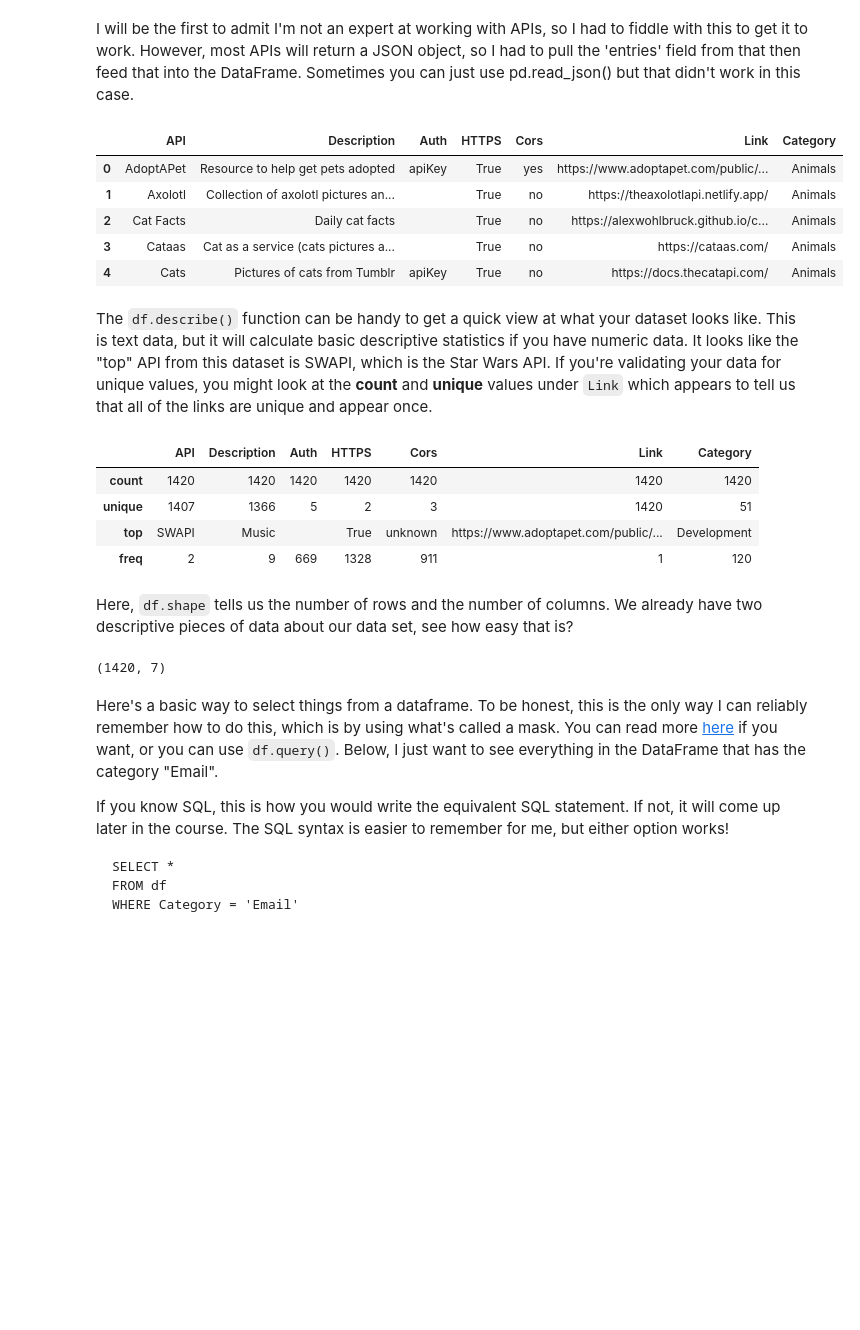
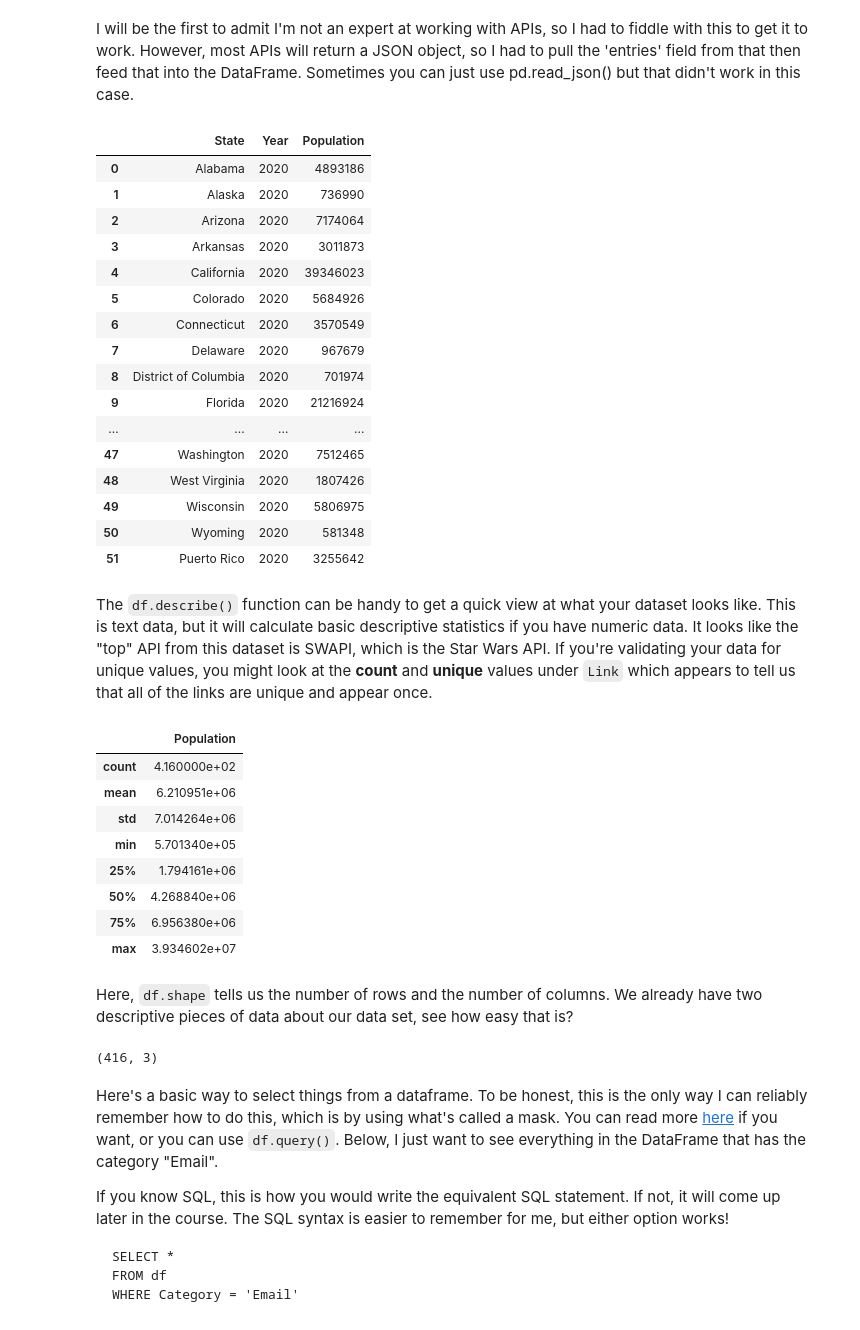
Before and after one commit to tgalbaugh/data_1_checks, a Jupyter notebook: Data_2_KC_1.ipynb, the cells around one changed output. Cells and saved outputs as stored; diff of their text form; code cells hidden in the pictures; blank space fills up the shorter version.

````diff
--- a/Data_2_KC_1.ipynb
+++ b/Data_2_KC_1.ipynb
@@ -36,33 +27,49 @@ import pandas as pd
 # %% [markdown]
 I will be the first to admit I'm not an expert at working with APIs, so I had to fiddle with this to get it to work. However, most APIs will return a JSON object, so I had to pull the 'entries' field from that then feed that into the DataFrame. Sometimes you can just use pd.read_json() but that didn't work in this case.
 # %%
-r = requests.get('https://api.publicapis.org/entries')
-data = r.json()['entries']
+r = requests.get('https://datausa.io/api/data?drilldowns=State&measures=Population')
+data = r.json()['data']
 df = pd.DataFrame(data=data)
-df.head()
+df = ps.sqldf("select State,Year,Population from df Where Year = 2020")
+df
 # %% [output]
-|  | API | Description | Auth | HTTPS | Cors | Link | Category |
-| 0 | AdoptAPet | Resource to help get pets adopted | apiKey | True | yes | https://www.adoptapet.com/public/... | Animals |
-| 1 | Axolotl | Collection of axolotl pictures an... |  | True | no | https://theaxolotlapi.netlify.app/ | Animals |
-| 2 | Cat Facts | Daily cat facts |  | True | no | https://alexwohlbruck.github.io/c... | Animals |
-| 3 | Cataas | Cat as a service (cats pictures a... |  | True | no | https://cataas.com/ | Animals |
-| 4 | Cats | Pictures of cats from Tumblr | apiKey | True | no | https://docs.thecatapi.com/ | Animals |
+|  | State | Year | Population |
+| 0 | Alabama | 2020 | 4893186 |
+| 1 | Alaska | 2020 | 736990 |
+| 2 | Arizona | 2020 | 7174064 |
+| 3 | Arkansas | 2020 | 3011873 |
+| 4 | California | 2020 | 39346023 |
+| 5 | Colorado | 2020 | 5684926 |
+| 6 | Connecticut | 2020 | 3570549 |
+| 7 | Delaware | 2020 | 967679 |
+| 8 | District of Columbia | 2020 | 701974 |
+| 9 | Florida | 2020 | 21216924 |
+| ... | ... | ... | ... |
+| 47 | Washington | 2020 | 7512465 |
+| 48 | West Virginia | 2020 | 1807426 |
+| 49 | Wisconsin | 2020 | 5806975 |
+| 50 | Wyoming | 2020 | 581348 |
+| 51 | Puerto Rico | 2020 | 3255642 |
 # %% [markdown]
 The ```df.describe()``` function can be handy to get a quick view at what your dataset looks like. This is text data, but it will calculate basic descriptive statistics if you have numeric data. It looks like the "top" API from this dataset is SWAPI, which is the Star Wars API. If you're validating your data for unique values, you might look at the **count** and **unique** values under ```Link``` which appears to tell us that all of the links are unique and appear once.
 # %%
 df.describe()
 # %% [output]
-|  | API | Description | Auth | HTTPS | Cors | Link | Category |
-| count | 1420 | 1420 | 1420 | 1420 | 1420 | 1420 | 1420 |
-| unique | 1407 | 1366 | 5 | 2 | 3 | 1420 | 51 |
-| top | SWAPI | Music |  | True | unknown | https://www.adoptapet.com/public/... | Development |
-| freq | 2 | 9 | 669 | 1328 | 911 | 1 | 120 |
+|  | Population |
+| count | 4.160000e+02 |
+| mean | 6.210951e+06 |
+| std | 7.014264e+06 |
+| min | 5.701340e+05 |
+| 25% | 1.794161e+06 |
+| 50% | 4.268840e+06 |
+| 75% | 6.956380e+06 |
+| max | 3.934602e+07 |
 # %% [markdown]
 Here, ```df.shape``` tells us the number of rows and the number of columns. We already have two descriptive pieces of data about our data set, see how easy that is?
 # %%
 df.shape
 # %% [output]
-(1420, 7)
+(416, 3)
 # %% [markdown]
 Here's a basic way to select things from a dataframe. To be honest, this is the only way I can reliably remember how to do this, which is by using what's called a mask. You can read more [here](https://jakevdp.github.io/PythonDataScienceHandbook/02.06-boolean-arrays-and-masks.html) if you want, or you can use ```df.query()```. Below, I just want to see everything in the DataFrame that has the category "Email".
 
````
Also changed, not shown: parts of 10 cells of this notebook.
